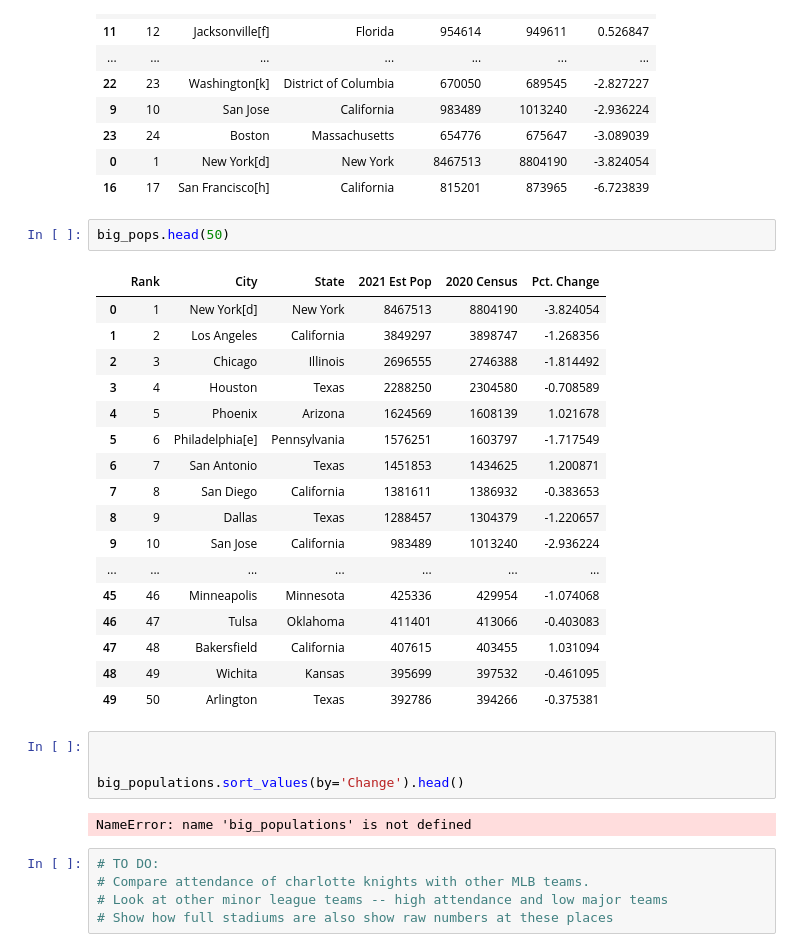
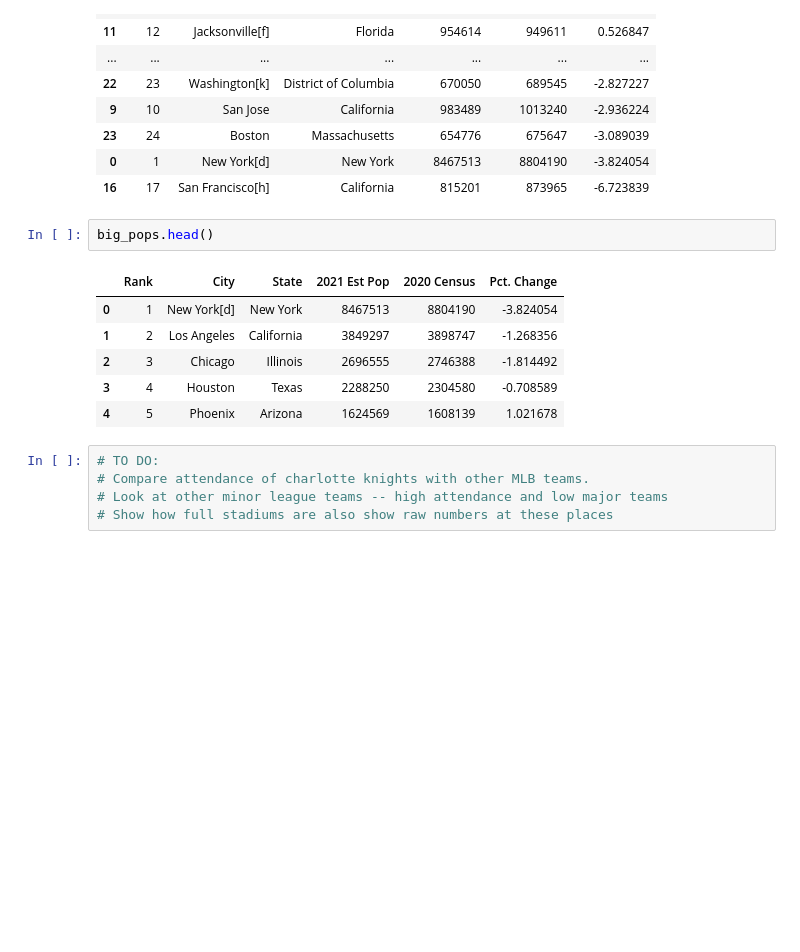
Before and after one commit to reggiebain/sports-analytics, a Jupyter notebook: mlb_expansion.ipynb, the cells around one changed output. Cells and saved outputs as stored; diff of their text form; blank space fills up the shorter version.

```diff
--- a/mlb_expansion.ipynb
+++ b/mlb_expansion.ipynb
@@ -96,31 +74,14 @@ big_pops.sort_values(by='Pct. Change', ascending=False).head(50)
 | 0 | 1 | New York[d] | New York | 8467513 | 8804190 | -3.824054 |
 | 16 | 17 | San Francisco[h] | California | 815201 | 873965 | -6.723839 |
 # %%
-big_pops.head(50)
+big_pops.head()
 # %% [output]
 |  | Rank | City | State | 2021 Est Pop | 2020 Census | Pct. Change |
 | 0 | 1 | New York[d] | New York | 8467513 | 8804190 | -3.824054 |
 | 1 | 2 | Los Angeles | California | 3849297 | 3898747 | -1.268356 |
 | 2 | 3 | Chicago | Illinois | 2696555 | 2746388 | -1.814492 |
 | 3 | 4 | Houston | Texas | 2288250 | 2304580 | -0.708589 |
 | 4 | 5 | Phoenix | Arizona | 1624569 | 1608139 | 1.021678 |
-| 5 | 6 | Philadelphia[e] | Pennsylvania | 1576251 | 1603797 | -1.717549 |
-| 6 | 7 | San Antonio | Texas | 1451853 | 1434625 | 1.200871 |
-| 7 | 8 | San Diego | California | 1381611 | 1386932 | -0.383653 |
-| 8 | 9 | Dallas | Texas | 1288457 | 1304379 | -1.220657 |
-| 9 | 10 | San Jose | California | 983489 | 1013240 | -2.936224 |
-| ... | ... | ... | ... | ... | ... | ... |
-| 45 | 46 | Minneapolis | Minnesota | 425336 | 429954 | -1.074068 |
-| 46 | 47 | Tulsa | Oklahoma | 411401 | 413066 | -0.403083 |
-| 47 | 48 | Bakersfield | California | 407615 | 403455 | 1.031094 |
-| 48 | 49 | Wichita | Kansas | 395699 | 397532 | -0.461095 |
-| 49 | 50 | Arlington | Texas | 392786 | 394266 | -0.375381 |
-# %%
-
-
-big_populations.sort_values(by='Change').head()
-# %% [output]
-NameError: name 'big_populations' is not defined
 # %%
 # TO DO:
 # Compare attendance of charlotte knights with other MLB teams.
```
Also changed, not shown: parts of 31 cells of this notebook.
